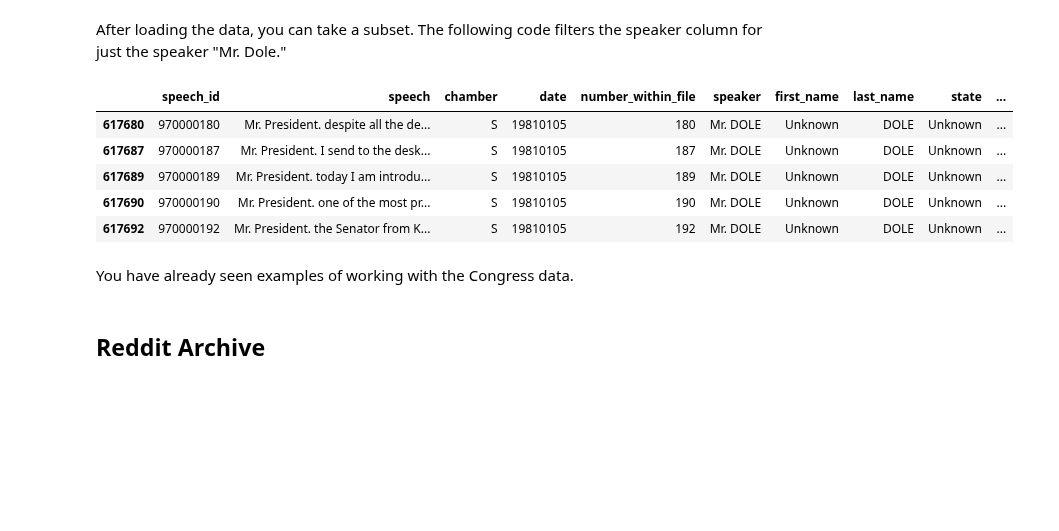
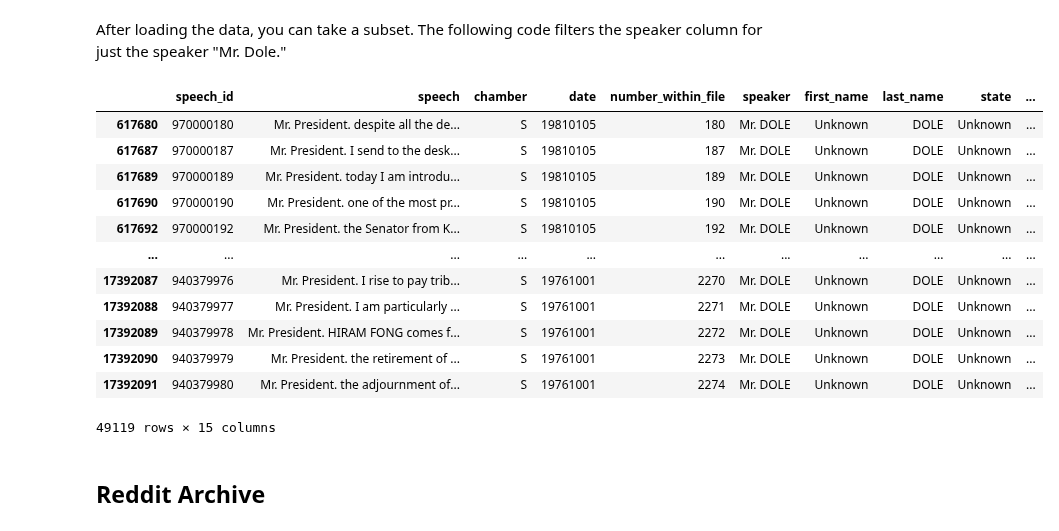
Before and after one commit to stephbuon/digital-history, a Jupyter notebook: hist3368-week5-plotting-change-over-time/hist3368-week5-access-data.ipynb, the cells around one changed output. Cells and saved outputs as stored; diff of their text form; code cells hidden in the pictures; blank space fills up the shorter version.

```diff
--- a/hist3368-week5-plotting-change-over-time/hist3368-week5-access-data.ipynb
+++ b/hist3368-week5-plotting-change-over-time/hist3368-week5-access-data.ipynb
@@ -248,10 +317,10 @@ directory = '/scratch/group/oit_research_data/stanford_congress/hein-bound/'
 file_type = 'txt'
 delim ='|'
 
-speeches_df = pd.concat([pd.read_csv(f, sep=delim, encoding="ISO-8859-1", error_bad_lines=False, warn_bad_lines=False, quoting=csv.QUOTE_NONE)
+speeches_df = pd.concat([pd.read_csv(f, sep=delim, encoding="ISO-8859-1", error_bad_lines=False, warning_bad_lines = False, quoting=csv.QUOTE_NONE)
                          for f in glob.glob(directory + "speeches_*"+file_type)])
 
-descr_df = pd.concat([pd.read_csv(f, sep=delim, encoding="ISO-8859-1", error_bad_lines=False, warn_bad_lines=False, quoting=csv.QUOTE_NONE)
+descr_df = pd.concat([pd.read_csv(f, sep=delim, encoding="ISO-8859-1", error_bad_lines=False, warning_bad_lines = False, quoting=csv.QUOTE_NONE)
                       for f in glob.glob(directory + "descr_*"+file_type)])
 
 all_congressional_data = pd.merge(speeches_df, descr_df, on='speech_id').fillna(0)
@@ -276,16 +347,21 @@ After loading the data, you can take a subset. The following code filters the sp
 # %%
 bob_dole = all_congressional_data[(all_congressional_data.speaker == "Mr. DOLE")].copy()
 # %%
-bob_dole[:5]
+bob_dole
 # %% [output]
 |  | speech_id | speech | chamber | date | number_within_file | speaker | first_name | last_name | state | ... |
 | 617680 | 970000180 | Mr. President. despite all the de... | S | 19810105 | 180 | Mr. DOLE | Unknown | DOLE | Unknown | ... |
 | 617687 | 970000187 | Mr. President. I send to the desk... | S | 19810105 | 187 | Mr. DOLE | Unknown | DOLE | Unknown | ... |
 | 617689 | 970000189 | Mr. President. today I am introdu... | S | 19810105 | 189 | Mr. DOLE | Unknown | DOLE | Unknown | ... |
 | 617690 | 970000190 | Mr. President. one of the most pr... | S | 19810105 | 190 | Mr. DOLE | Unknown | DOLE | Unknown | ... |
 | 617692 | 970000192 | Mr. President. the Senator from K... | S | 19810105 | 192 | Mr. DOLE | Unknown | DOLE | Unknown | ... |
+| ... | ... | ... | ... | ... | ... | ... | ... | ... | ... | ... |
+| 17392087 | 940379976 | Mr. President. I rise to pay trib... | S | 19761001 | 2270 | Mr. DOLE | Unknown | DOLE | Unknown | ... |
+| 17392088 | 940379977 | Mr. President. I am particularly ... | S | 19761001 | 2271 | Mr. DOLE | Unknown | DOLE | Unknown | ... |
+| 17392089 | 940379978 | Mr. President. HIRAM FONG comes f... | S | 19761001 | 2272 | Mr. DOLE | Unknown | DOLE | Unknown | ... |
+| 17392090 | 940379979 | Mr. President. the retirement of ... | S | 19761001 | 2273 | Mr. DOLE | Unknown | DOLE | Unknown | ... |
+| 17392091 | 940379980 | Mr. President. the adjournment of... | S | 19761001 | 2274 | Mr. DOLE | Unknown | DOLE | Unknown | ... |
+49119 rows × 15 columns
-# %% [markdown]
-You have already seen examples of working with the Congress data.
 # %% [markdown]
 ## Reddit Archive
 # %% [markdown]
```
Also changed, not shown: parts of 118 cells of this notebook.
